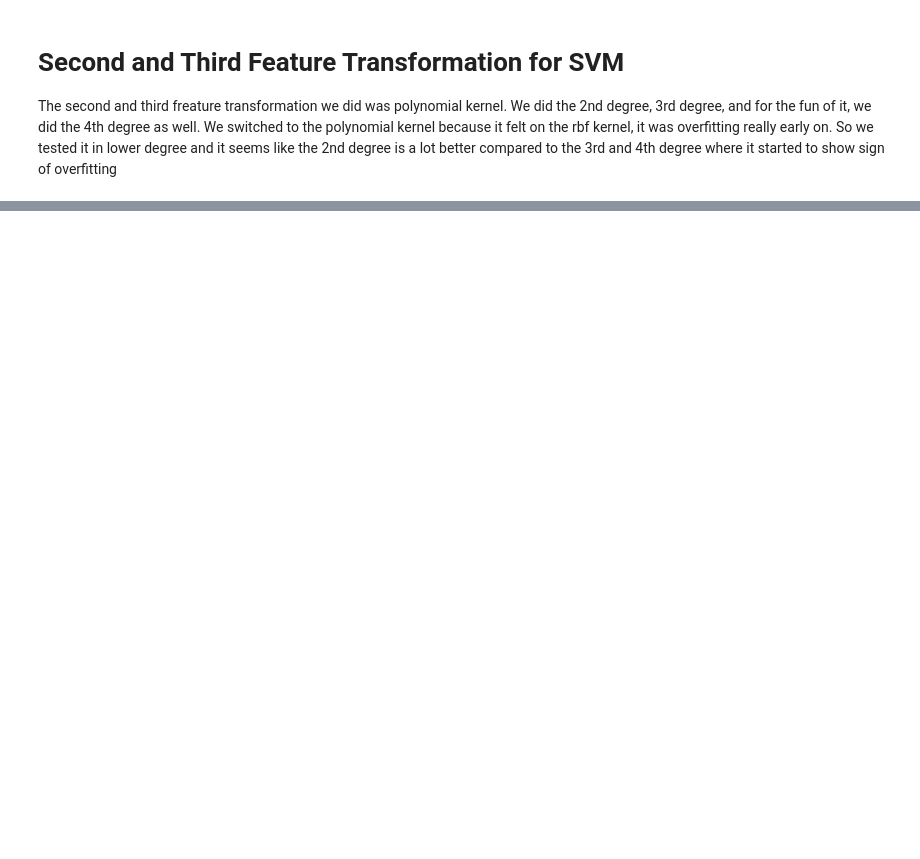
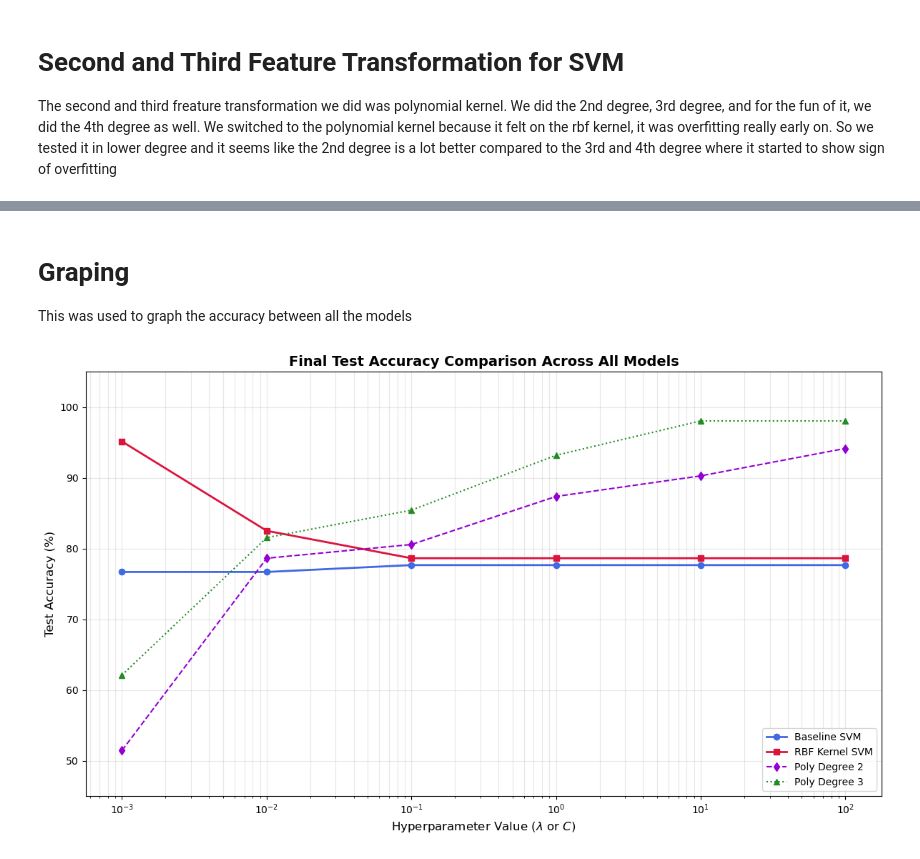
Before and after one commit to ZhiChen-Projects/Machine-Learning-Project, a Jupyter notebook: evaluation.ipynb, the cells around one changed output, grey strips where cells are left out. Saved outputs shown, nothing was run; the diff lists cells and outputs as text; code cells hidden in the pictures; blank space fills up the shorter version.

Commit message:
Added the graphs and changed some values for the hyperparameter

```diff
--- a/evaluation.ipynb
+++ b/evaluation.ipynb
@@ -320,0 +334,35 @@ Recall:    0.9623
+# %% [markdown]
+# Graping
+This was used to graph the accuracy between all the models
+# %%
+import matplotlib.pyplot as plt
+
+
+params = [0.001, 0.01, 0.1, 1, 10, 100]
+rbf_test     = [95.15, 82.52, 78.64, 78.64, 78.64, 78.64] # RBF Test
+poly2_test   = [51.46, 78.64, 80.58, 87.38, 90.29, 94.17] # 2nd Degree Poly
+baseline_test = [76.70, 76.70, 77.67, 77.67, 77.67, 77.67] # Baseline SVM
+poly3_test   = [62.13, 81.55, 85.44, 93.20, 98.06, 98.06] # 3rd Degree Poly
+
+
+plt.figure(figsize=(12, 7))
+
+
+plt.plot(params, baseline_test, marker='o', label='Baseline SVM', linewidth=2, color='royalblue')
+plt.plot(params, rbf_test, marker='s', label='RBF Kernel SVM', linewidth=2, color='crimson')
+plt.plot(params, poly2_test, marker='d', label='Poly Degree 2', linestyle='--', color='darkviolet')
+plt.plot(params, poly3_test, marker='^', label='Poly Degree 3', linestyle=':', color='forestgreen')
+
+plt.xscale('log')
+plt.title('Final Test Accuracy Comparison Across All Models', fontsize=14, fontweight='bold')
+plt.xlabel('Hyperparameter Value ($\lambda$ or $C$)', fontsize=12)
+plt.ylabel('Test Accuracy (%)', fontsize=12)
+plt.grid(True, which="both", ls="-", alpha=0.3)
+plt.legend(loc='lower right', fontsize=10)
+
+plt.ylim(45, 105)
+
+plt.tight_layout()
+plt.show()
+# %% [output]
+[figure, added]
```
Also changed, not shown: parts of 6 cells of this notebook.
